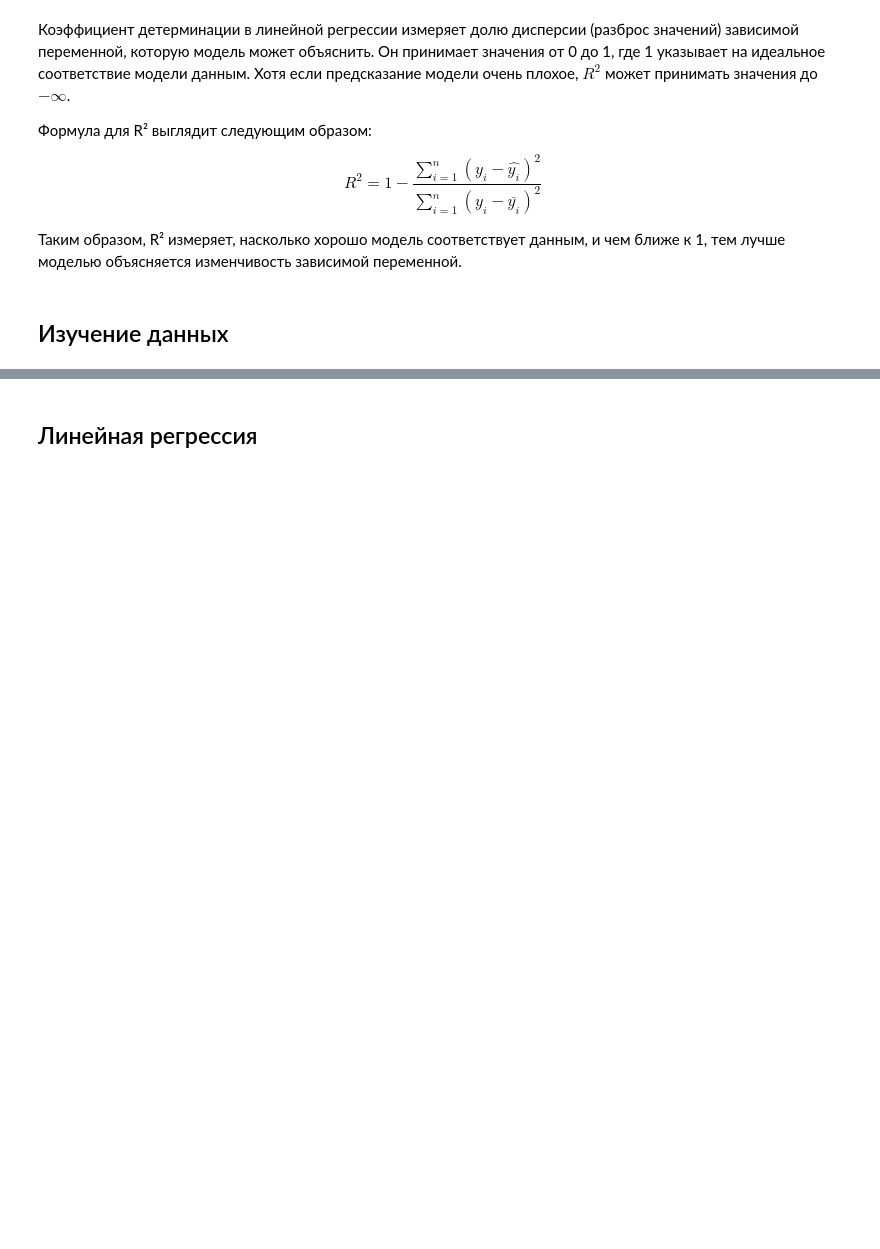
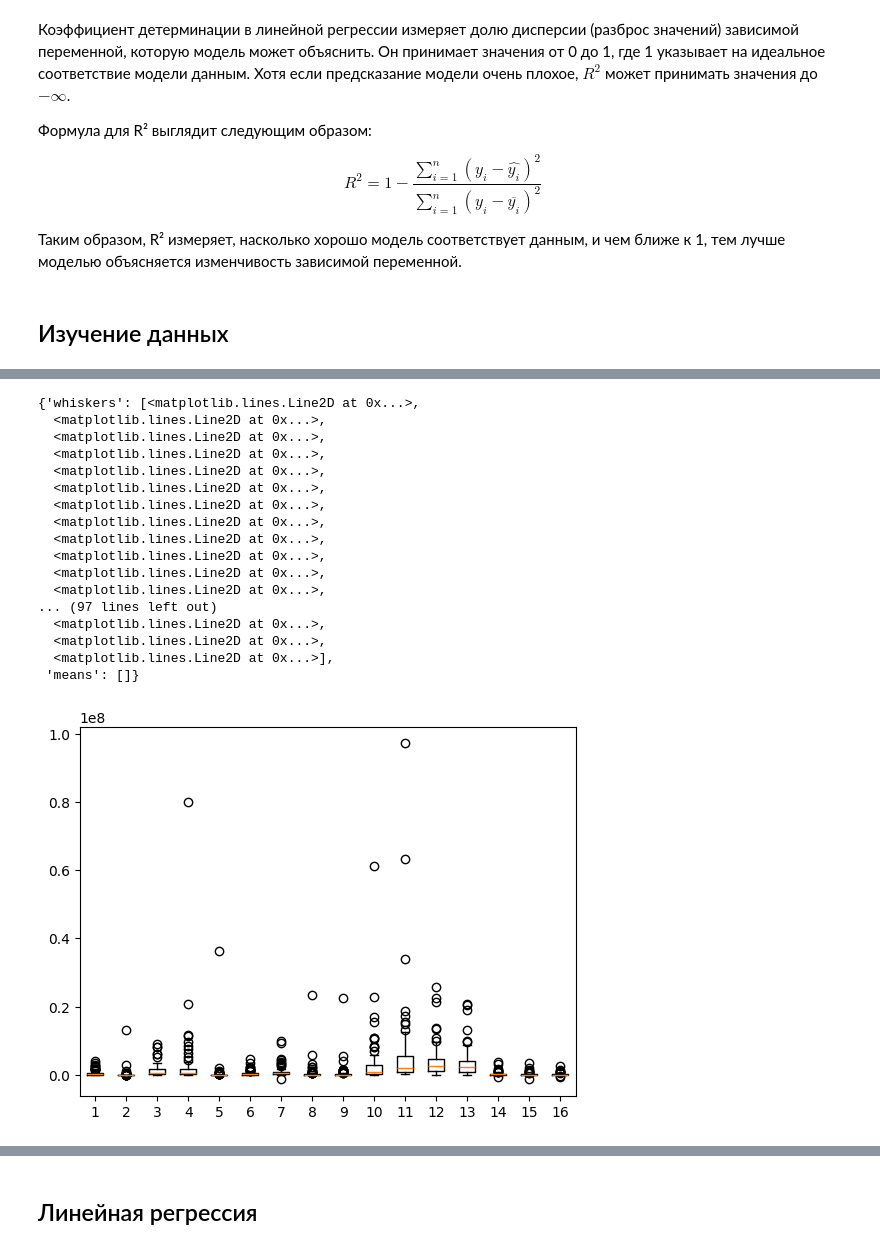
Before and after one commit to groxel/colab, a Jupyter notebook: DT_Project.ipynb, the cells around one changed output, grey strips where cells are left out. Cells and saved outputs as stored; diff of their text form; code cells hidden in the pictures; blank space fills up the shorter version.

```diff
--- a/DT_Project.ipynb
+++ b/DT_Project.ipynb
@@ -121,0 +126,21 @@ X.hist(figsize=(14, 18), bins=40);
+# %%
+plt.boxplot(X)
+# %% [output]
+{'whiskers': [<matplotlib.lines.Line2D at 0x...>,
+  <matplotlib.lines.Line2D at 0x...>,
+  <matplotlib.lines.Line2D at 0x...>,
+  <matplotlib.lines.Line2D at 0x...>,
+  <matplotlib.lines.Line2D at 0x...>,
+  <matplotlib.lines.Line2D at 0x...>,
+  <matplotlib.lines.Line2D at 0x...>,
+  <matplotlib.lines.Line2D at 0x...>,
+  <matplotlib.lines.Line2D at 0x...>,
+  <matplotlib.lines.Line2D at 0x...>,
+  <matplotlib.lines.Line2D at 0x...>,
+  <matplotlib.lines.Line2D at 0x...>,
+... (97 lines left out)
+  <matplotlib.lines.Line2D at 0x...>,
+  <matplotlib.lines.Line2D at 0x...>,
+  <matplotlib.lines.Line2D at 0x...>],
+ 'means': []}
+[figure, added]
```
Also changed, not shown: parts of 25 cells of this notebook.
